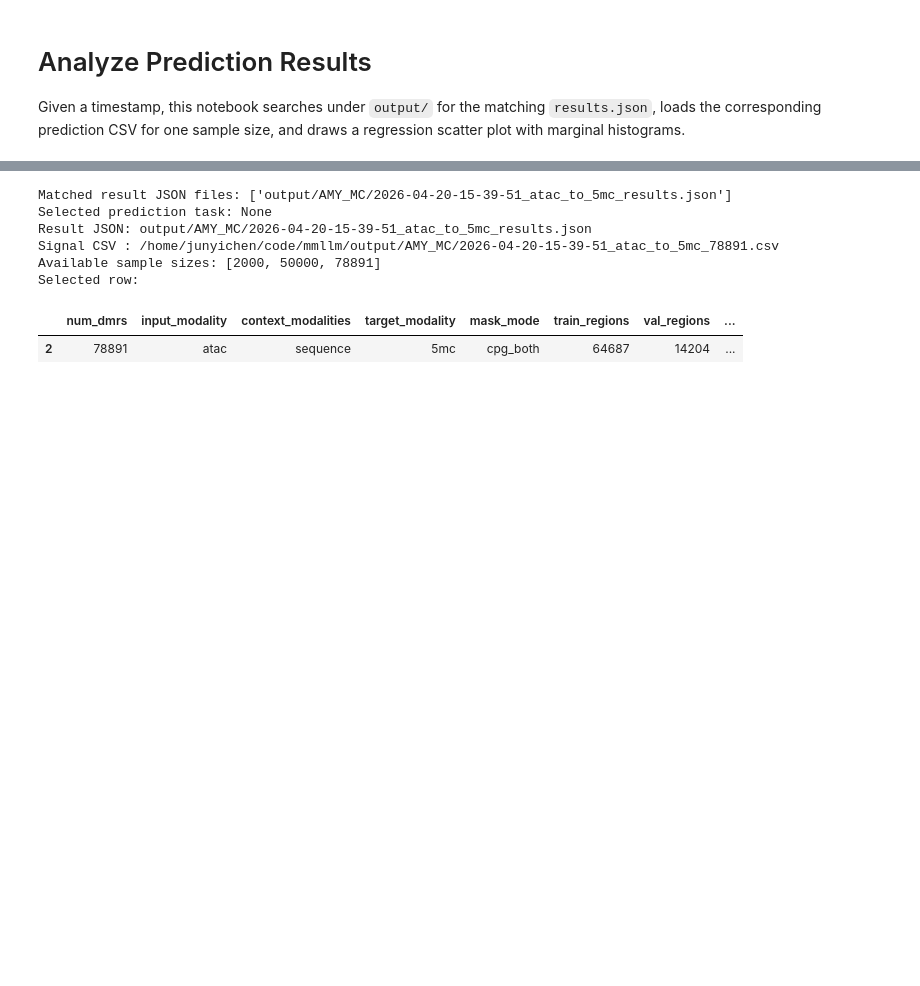
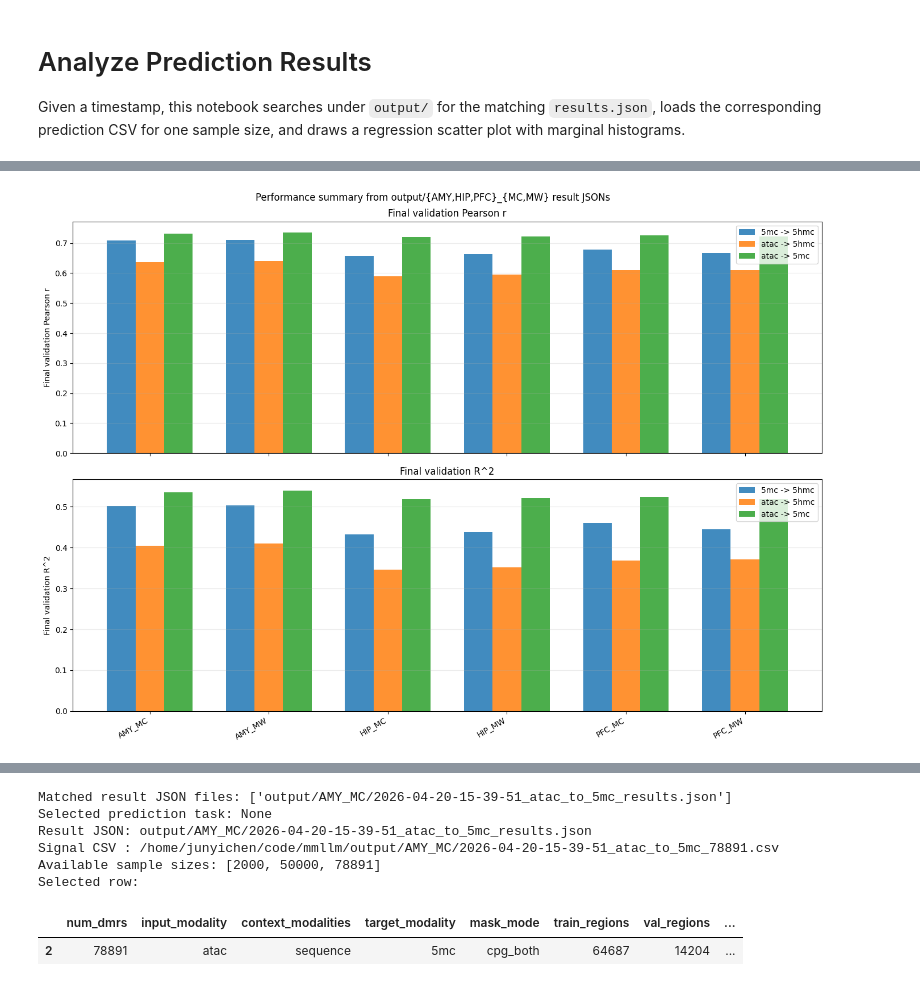
Before and after one commit to juychen/mmllm, a Jupyter notebook: analyze_prediction_results.ipynb, the cells around one changed output, grey strips where cells are left out. Cells and saved outputs as stored; diff of their text form; code cells hidden in the pictures; blank space fills up the shorter version.

```diff
--- a/analyze_prediction_results.ipynb
+++ b/analyze_prediction_results.ipynb
@@ -23,0 +68,42 @@ samples
+# %%
+performance_df = performance_df[performance_df['num_dmrs'] == 78891]
+performance_df.head(20)
+
+# Plot grouped performance bars across region/condition folders
+plot_df = performance_df.copy()
+plot_df = plot_df.sort_values(['prediction_task', 'region', 'condition', 'num_dmrs', 'timestamp'])
+plot_df = plot_df.groupby(['region', 'condition', 'prediction_task'], as_index=False).tail(1).reset_index(drop=True)
+
+if plot_df.empty:
+    raise ValueError('No performance rows available for plotting.')
+
+plot_df['group_label'] = plot_df['region'] + '_' + plot_df['condition']
+task_order = sorted(plot_df['prediction_task'].unique())
+group_order = [f'{region}_{condition}' for region in ['AMY', 'HIP', 'PFC'] for condition in ['MC', 'MW']]
+bar_width = 0.24
+x = np.arange(len(group_order))
+
+fig, axes = plt.subplots(2, 1, figsize=(14, 10), sharex=True)
+metric_specs = [
+    ('final_val_pearsonr', 'Final validation Pearson r', axes[0]),
+    ('final_val_r2', 'Final validation R^2', axes[1]),
+]
+
+for metric_name, metric_label, axis in metric_specs:
+    for task_idx, task_name in enumerate(task_order):
+        task_subset = plot_df.loc[plot_df['prediction_task'] == task_name].set_index('group_label')
+        values = [task_subset.at[group_name, metric_name] if group_name in task_subset.index else np.nan for group_name in group_order]
+        offset = (task_idx - (len(task_order) - 1) / 2) * bar_width
+        axis.bar(x + offset, values, width=bar_width, label=task_name, alpha=0.85)
+    axis.set_ylabel(metric_label)
+    axis.set_title(metric_label)
+    axis.grid(axis='y', alpha=0.25)
+    axis.legend()
+
+axes[1].set_xticks(x)
+axes[1].set_xticklabels(group_order, rotation=30, ha='right')
+fig.suptitle('Performance summary from output/{AMY,HIP,PFC}_{MC,MW} result JSONs')
+fig.tight_layout()
+plt.show()
+# %% [output]
+[figure, added]
```
Also changed, not shown: parts of 3 cells of this notebook, 2 other files.
